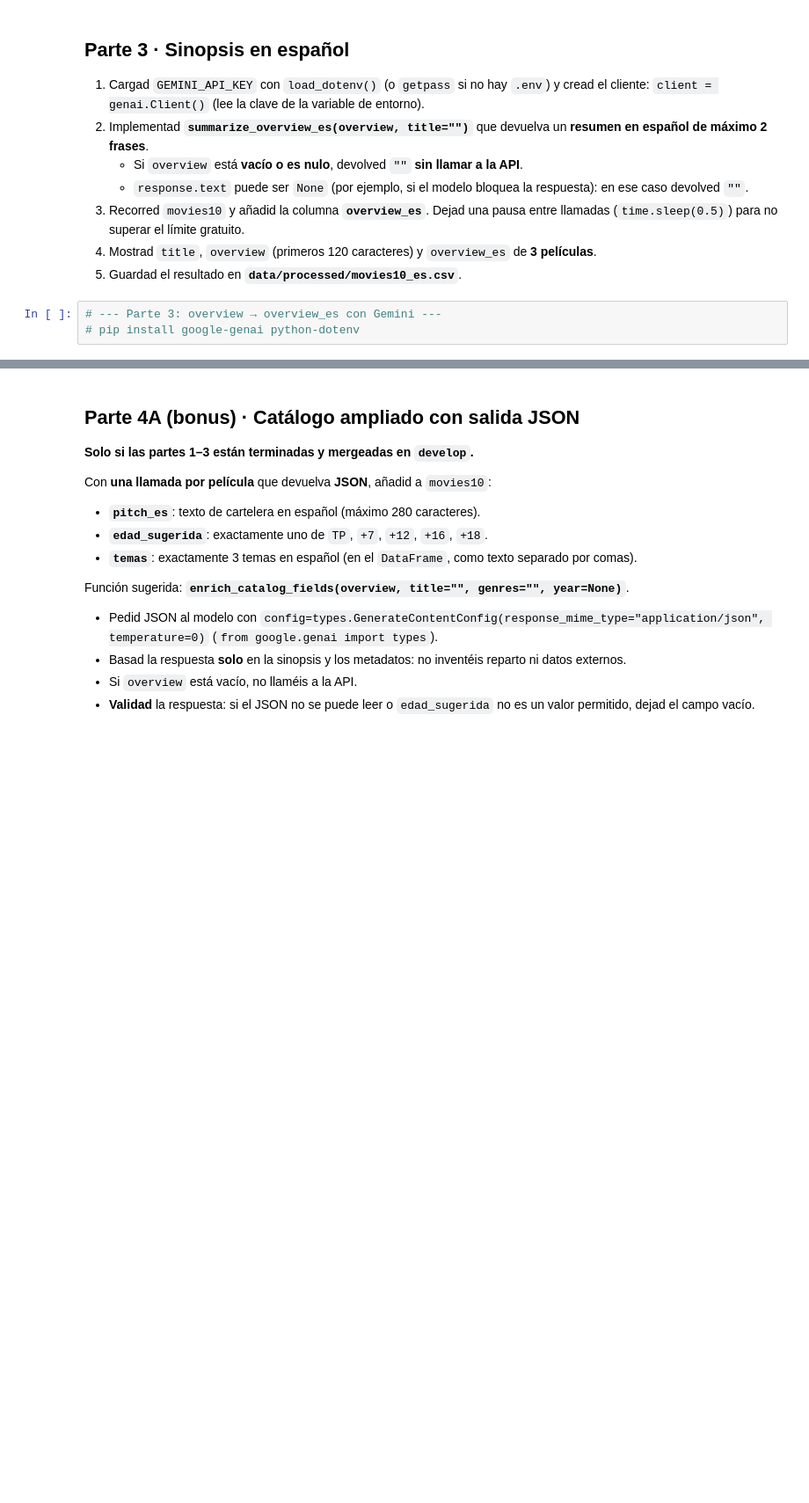
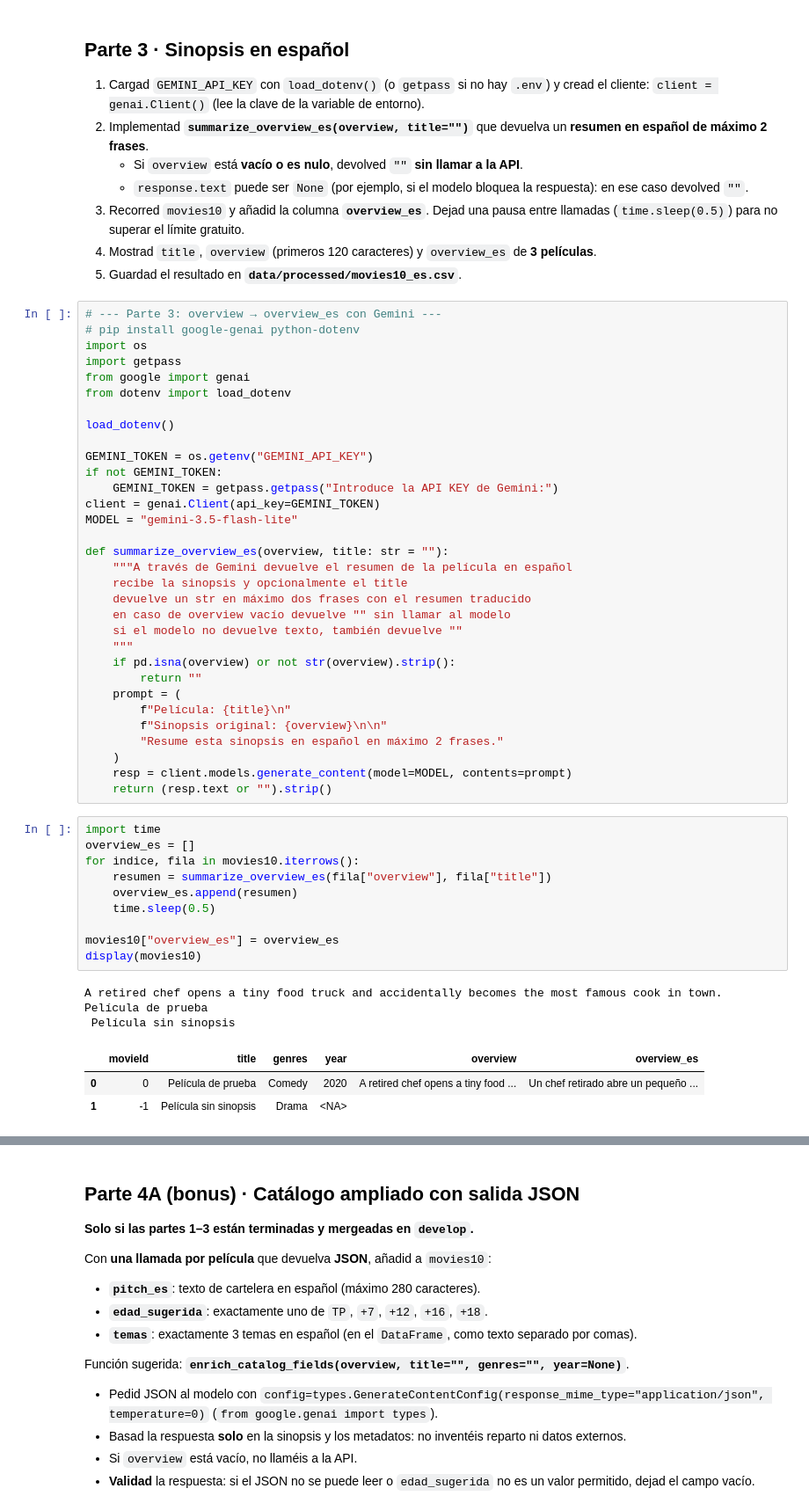
Before and after one commit to tarquistwr-hash/tc-catalogo-peliculas, a Jupyter notebook: 04_gemini.ipynb, the cells around one changed output, grey strips where cells are left out. Shown at 88% size. Cells and saved outputs as stored; diff of their text form; blank space fills up the shorter version.

Commit message:
feat: función summarize_overview_es con gemini

```diff
--- a/04_gemini.ipynb
+++ b/04_gemini.ipynb
@@ -64,3 +69,48 @@ movies10[["title", "overview"]]
 # %%
 # --- Parte 3: overview → overview_es con Gemini ---
 # pip install google-genai python-dotenv
+import os
+import getpass
+from google import genai
+from dotenv import load_dotenv
+
+load_dotenv()
+
+GEMINI_TOKEN = os.getenv("GEMINI_API_KEY")
+if not GEMINI_TOKEN:
+    GEMINI_TOKEN = getpass.getpass("Introduce la API KEY de Gemini:")
+client = genai.Client(api_key=GEMINI_TOKEN)
+MODEL = "gemini-3.5-flash-lite"
+
+def summarize_overview_es(overview, title: str = ""):
+    """A través de Gemini devuelve el resumen de la película en español
+    recibe la sinopsis y opcionalmente el title
+    devuelve un str en máximo dos frases con el resumen traducido
+    en caso de overview vacío devuelve "" sin llamar al modelo
+    si el modelo no devuelve texto, también devuelve ""
+    """
+    if pd.isna(overview) or not str(overview).strip():
+        return ""
+    prompt = (
+        f"Película: {title}\n"
+        f"Sinopsis original: {overview}\n\n"
+        "Resume esta sinopsis en español en máximo 2 frases."
+    )
+    resp = client.models.generate_content(model=MODEL, contents=prompt)
+    return (resp.text or "").strip()
+# %%
+import time
+overview_es = []
+for indice, fila in movies10.iterrows():
+    resumen = summarize_overview_es(fila["overview"], fila["title"])
+    overview_es.append(resumen)
+    time.sleep(0.5)
+
+movies10["overview_es"] = overview_es
+display(movies10)
+# %% [output]
+A retired chef opens a tiny food truck and accidentally becomes the most famous cook in town. Película de prueba
+ Película sin sinopsis
+|  | movieId | title | genres | year | overview | overview_es |
+| 0 | 0 | Película de prueba | Comedy | 2020 | A retired chef opens a tiny food ... | Un chef retirado abre un pequeño ... |
+| 1 | -1 | Película sin sinopsis | Drama | <NA> |  |  |
```
Also changed, not shown: parts of 3 cells of this notebook.
